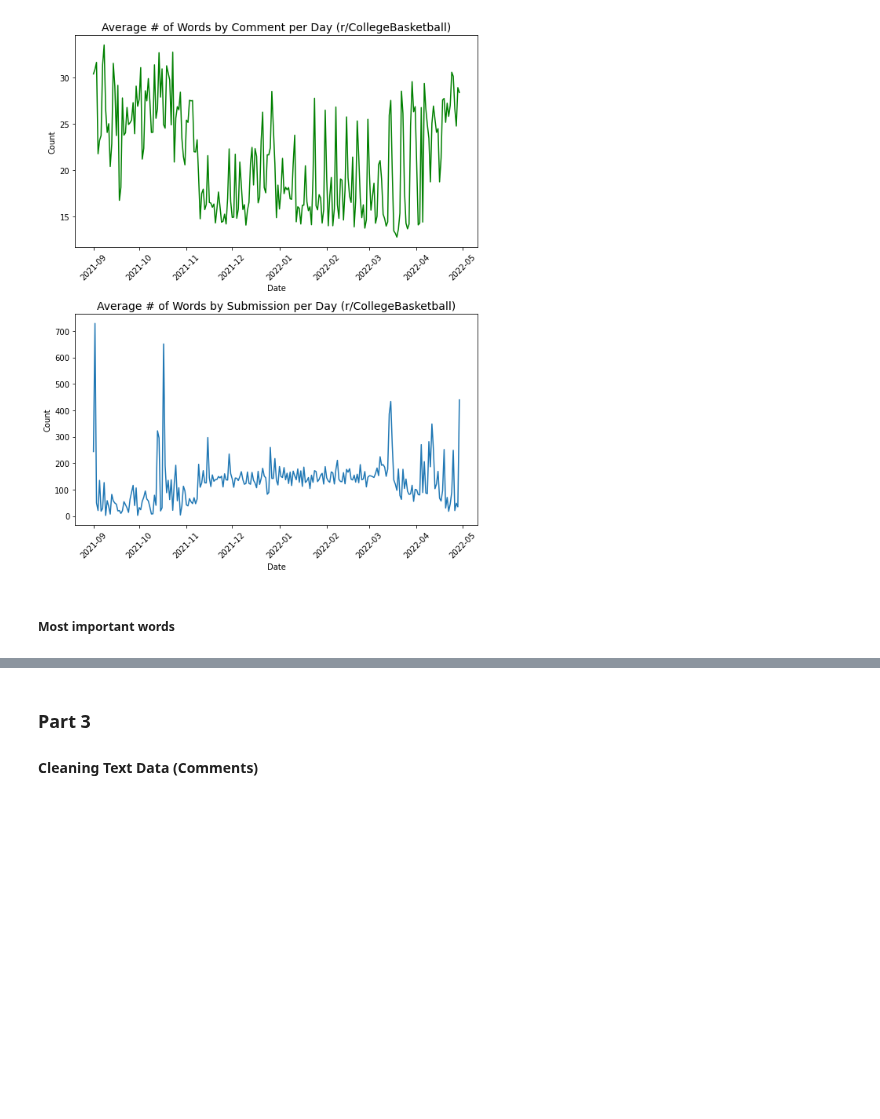
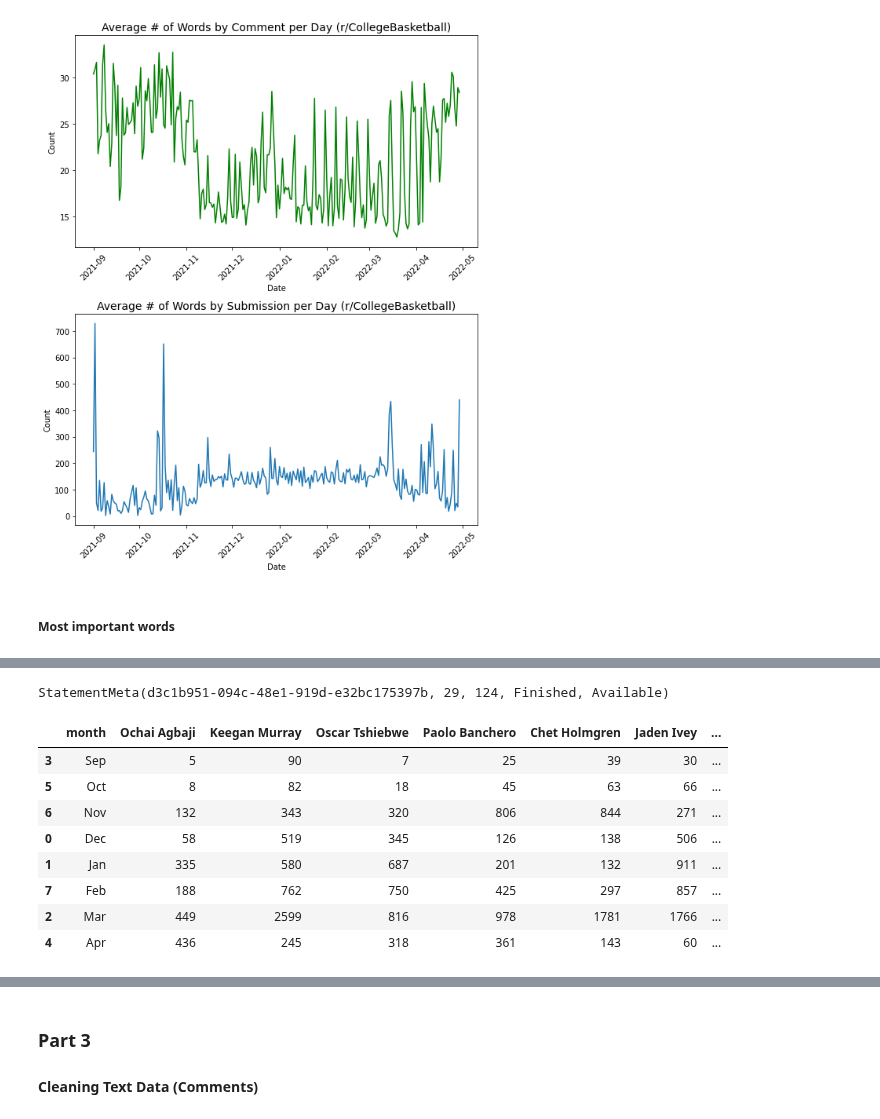
Before and after one commit to gu-dsan6000/fall-2023-reddit-project-team-26, a Jupyter notebook: code/nlp/project_nlp_cleaning.ipynb, the cells around one changed output, grey strips where cells are left out. Drawn from its saved outputs; the diff is of its cells as text; code cells hidden in the pictures; blank space fills up the shorter version.

```diff
--- a/code/nlp/project_nlp_cleaning.ipynb
+++ b/code/nlp/project_nlp_cleaning.ipynb
@@ -189,0 +257,21 @@ result_df.show(truncate=False)
+# %%
+custom_order = [9, 10, 11, 12, 1, 2, 3, 4]
+month_names = ['September', 'October', 'November', 'December', 'January', 'February', 'March', 'April']
+
+mentions_month['month'] = pd.Categorical(mentions_month['month'], categories=custom_order, ordered=True)
+mentions_month = mentions_month.sort_values(by='month')
+month_mapping = {1: 'Jan', 2: 'Feb', 3: 'Mar', 4: 'Apr', 5: 'May', 6: 'Jun', 7: 'Jul', 8: 'Aug', 9: 'Sep', 10: 'Oct', 11: 'Nov', 12: 'Dec'}
+mentions_month['month'] = mentions_month['month'].map(month_mapping)
+mentions_month.set_index("month", inplace = True)
+mentions_month
+# %% [output]
+StatementMeta(d3c1b951-094c-48e1-919d-e32bc175397b, 29, 124, Finished, Available)
+|  | month | Ochai Agbaji | Keegan Murray | Oscar Tshiebwe | Paolo Banchero | Chet Holmgren | Jaden Ivey | ... |
+| 3 | Sep | 5 | 90 | 7 | 25 | 39 | 30 | ... |
+| 5 | Oct | 8 | 82 | 18 | 45 | 63 | 66 | ... |
+| 6 | Nov | 132 | 343 | 320 | 806 | 844 | 271 | ... |
+| 0 | Dec | 58 | 519 | 345 | 126 | 138 | 506 | ... |
+| 1 | Jan | 335 | 580 | 687 | 201 | 132 | 911 | ... |
+| 7 | Feb | 188 | 762 | 750 | 425 | 297 | 857 | ... |
+| 2 | Mar | 449 | 2599 | 816 | 978 | 1781 | 1766 | ... |
+| 4 | Apr | 436 | 245 | 318 | 361 | 143 | 60 | ... |
```
Also changed, not shown: parts of 18 cells of this notebook.
